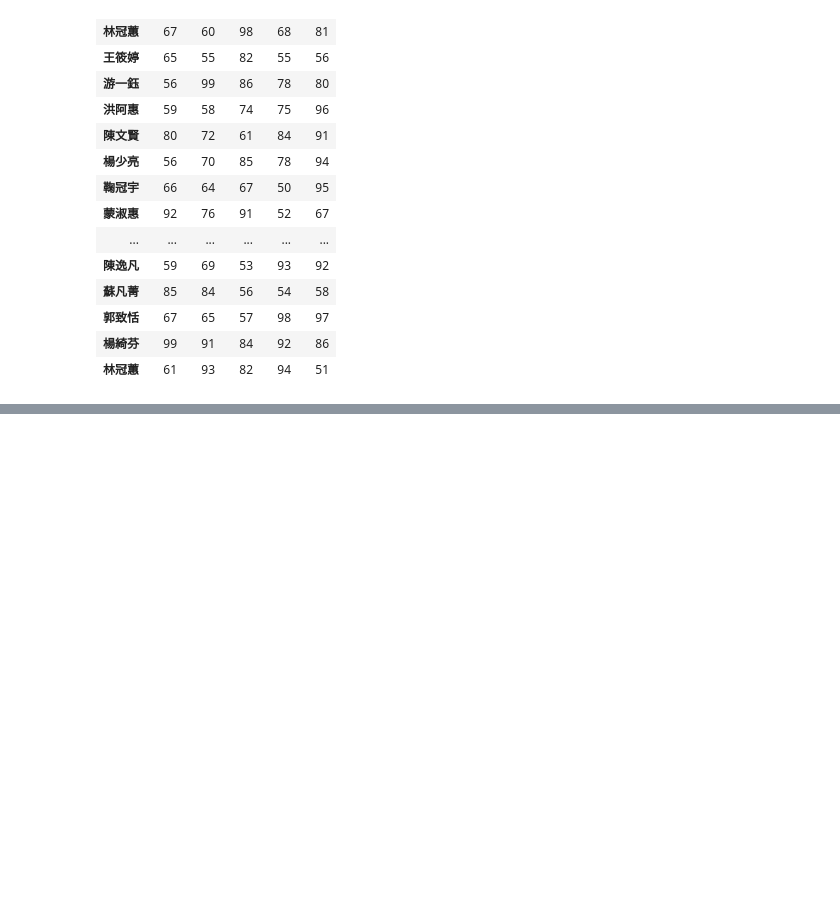
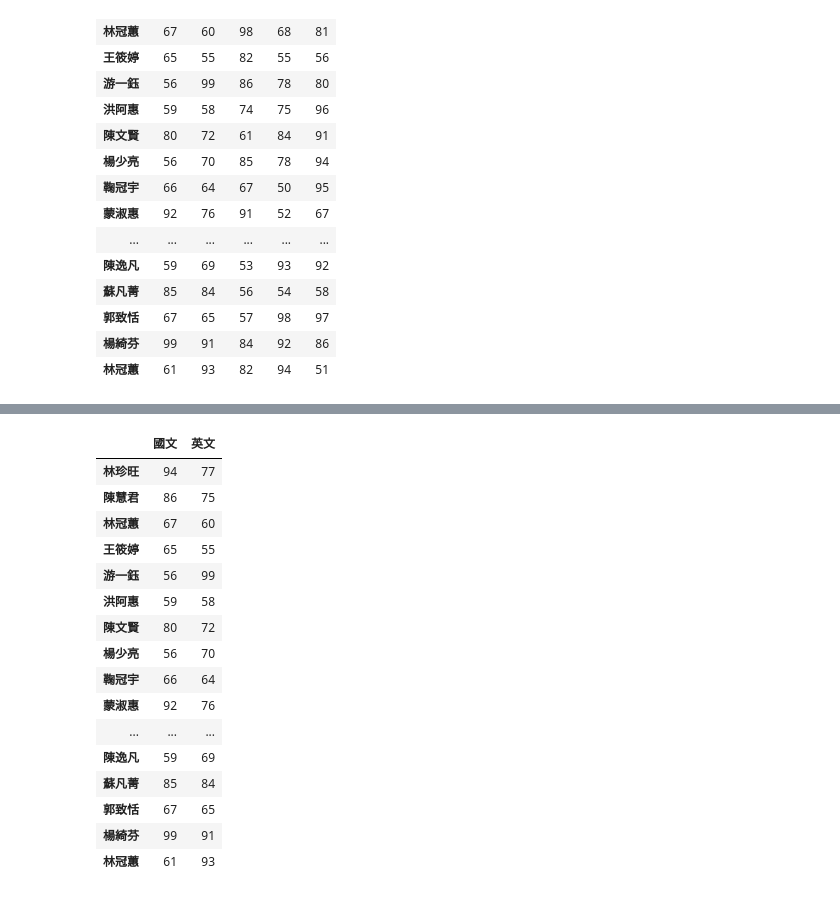
Before and after one commit to Bowei0204/python0701, a Jupyter notebook: lesson16/lesson16_4.ipynb, the cells around one changed output, grey strips where cells are left out. Cells and saved outputs as stored; diff of their text form; code cells hidden in the pictures; blank space fills up the shorter version.

```diff
--- a/lesson16/lesson16_4.ipynb
+++ b/lesson16/lesson16_4.ipynb
@@ -89,0 +129,21 @@ student_df
+# %%
+#選取dataframe的多個欄位
+student_df[['國文','英文']]
+# %% [output]
+|  | 國文 | 英文 |
+| 林珍旺 | 94 | 77 |
+| 陳慧君 | 86 | 75 |
+| 林冠蕙 | 67 | 60 |
+| 王筱婷 | 65 | 55 |
+| 游一鈺 | 56 | 99 |
+| 洪阿惠 | 59 | 58 |
+| 陳文賢 | 80 | 72 |
+| 楊少亮 | 56 | 70 |
+| 鞠冠宇 | 66 | 64 |
+| 蒙淑惠 | 92 | 76 |
+| ... | ... | ... |
+| 陳逸凡 | 59 | 69 |
+| 蘇凡菁 | 85 | 84 |
+| 郭致恬 | 67 | 65 |
+| 楊綺芬 | 99 | 91 |
+| 林冠蕙 | 61 | 93 |
```
Also changed, not shown: parts of 3 cells of this notebook.
